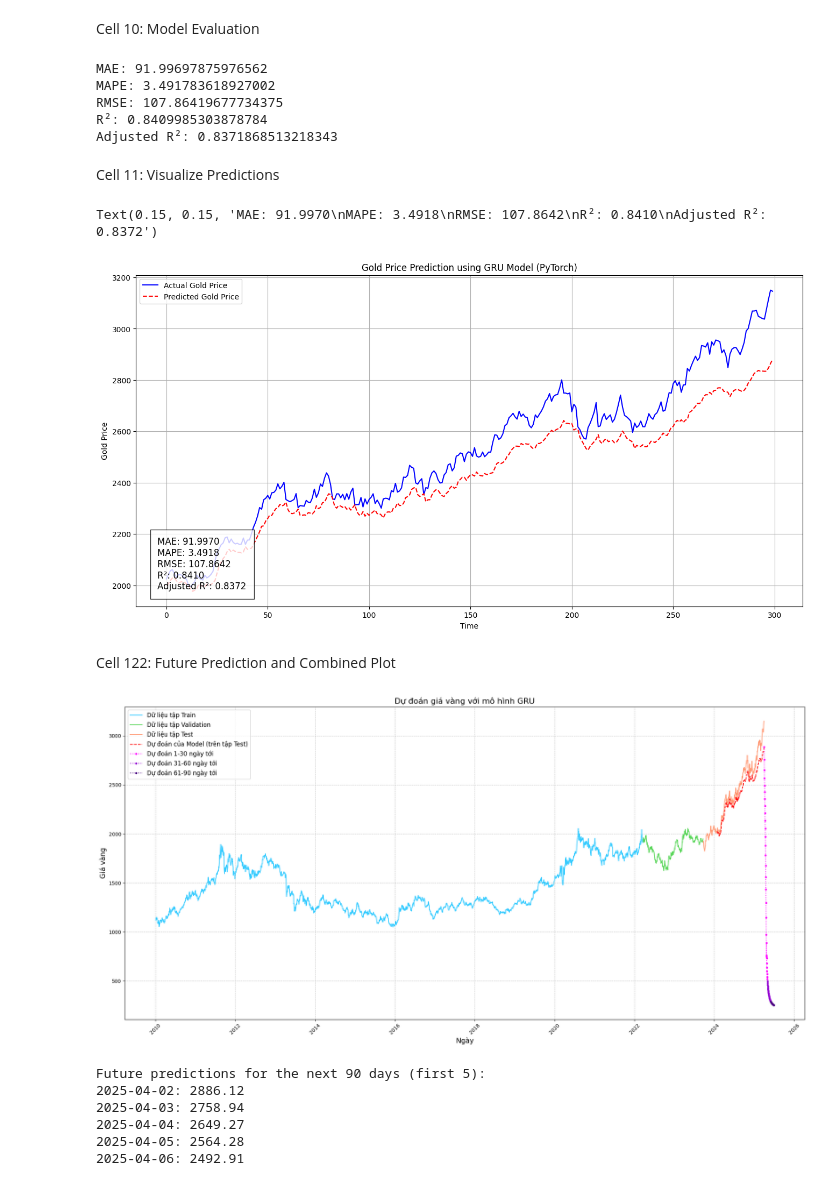
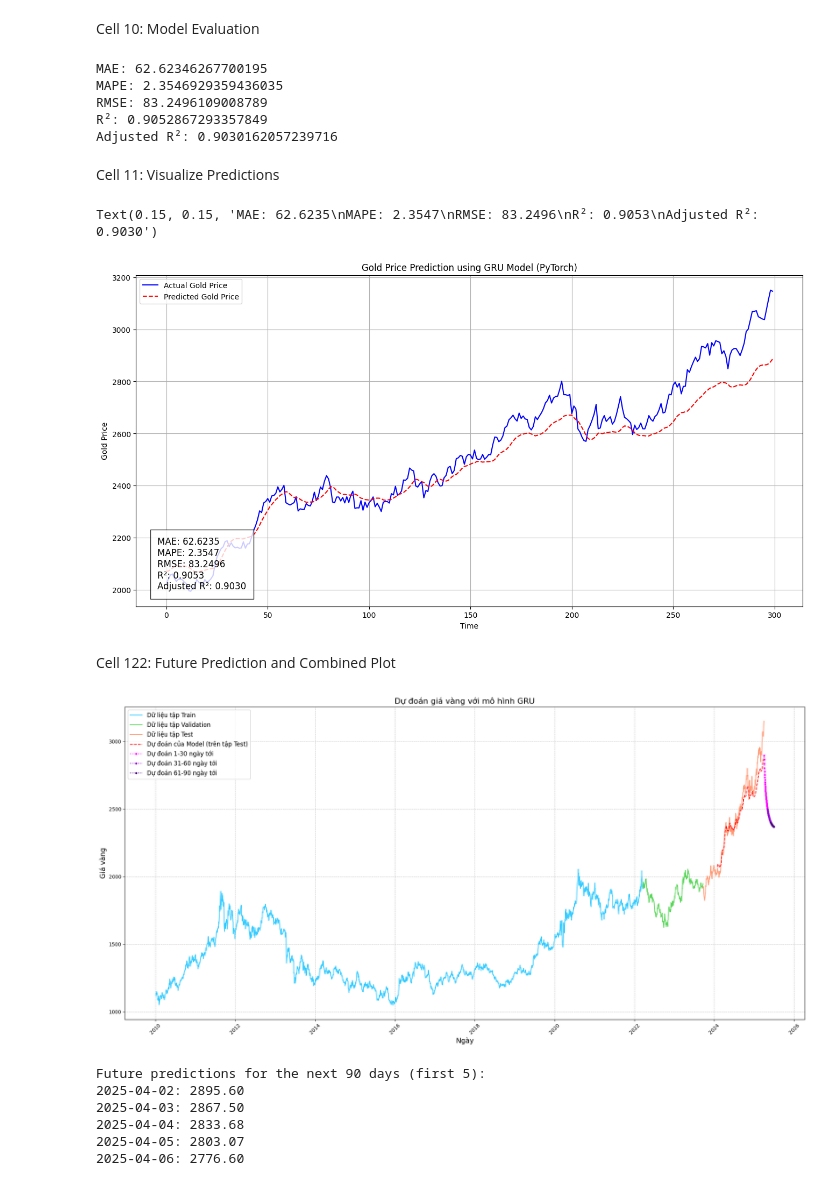
Before and after one commit to wienquyenn/IS403.P23-Gold, a Jupyter notebook: Notebooks/Models/GRU/GRU_GOLD_80_10_10.ipynb, the cells around one changed output. Drawn from its saved outputs; the diff is of its cells as text; code cells hidden in the pictures.

```diff
--- a/Notebooks/Models/GRU/GRU_GOLD_80_10_10.ipynb
+++ b/Notebooks/Models/GRU/GRU_GOLD_80_10_10.ipynb
@@ -216,10 +216,10 @@ val_dataset = TimeSeriesDataset(X_val_seq, y_val_seq)
 test_dataset = TimeSeriesDataset(X_test_seq, y_test_seq)
 
 # Create data loaders
-batch_size = 32
-train_loader = DataLoader(train_dataset, batch_size=batch_size, shuffle=True)
-val_loader = DataLoader(val_dataset, batch_size=batch_size)
-test_loader = DataLoader(test_dataset, batch_size=batch_size)
+batch_size = 128
+train_loader = DataLoader(train_dataset, batch_size=batch_size, shuffle=False)
+val_loader = DataLoader(val_dataset, batch_size=batch_size, shuffle=False)
+test_loader = DataLoader(test_dataset, batch_size=batch_size, shuffle=False)
 # %% [markdown]
 Cell 7: Build GRU Model with PyTorch
 # %%
@@ -269,10 +269,10 @@ class GRUModel(nn.Module):
 
 # Set model parameters
 input_dim = X_train_scaled.shape[1]  # Number of features
-hidden_dim = 64  # Hidden layer dimension
-layer_dim = 2  # Number of GRU layers
+hidden_dim = 256  # Hidden layer dimension
+layer_dim = 4  # Number of GRU layers
 output_dim = 1  # Output dimension (predicting gold price)
-dropout_prob = 0.2  # Dropout probability
+dropout_prob = 0.3  # Dropout probability
 
 # Create the model
 model = GRUModel(input_dim, hidden_dim, layer_dim, output_dim, dropout_prob)
@@ -516,11 +516,11 @@ metrics = calculate_metrics(y_test_actual, test_predictions, n, p)
 for metric_name, metric_value in metrics.items():
     print(f"{metric_name}: {metric_value}")
 # %% [output]
-MAE: 91.99697875976562
-MAPE: 3.491783618927002
-RMSE: 107.86419677734375
-R²: 0.8409985303878784
-Adjusted R²: 0.8371868513218343
+MAE: 62.62346267700195
+MAPE: 2.3546929359436035
+RMSE: 83.2496109008789
+R²: 0.9052867293357849
+Adjusted R²: 0.9030162057239716
 # %% [markdown]
 Cell 11: Visualize Predictions
 # %%
@@ -538,8 +538,8 @@ plt.grid(True)
 metrics_text = '\n'.join([f"{key}: {value:.4f}" for key, value in metrics.items()])
 plt.figtext(0.15, 0.15, metrics_text, fontsize=12, bbox={'facecolor': 'white', 'alpha': 0.8, 'pad': 10})
 # %% [output]
-Text(0.15, 0.15, 'MAE: 91.9970\nMAPE: 3.4918\nRMSE: 107.8642\nR²: 0.8410\nAdjusted R²: 0.8372')
+Text(0.15, 0.15, 'MAE: 62.6235\nMAPE: 2.3547\nRMSE: 83.2496\nR²: 0.9053\nAdjusted R²: 0.9030')
-[figure, old version]
+[figure, new version]
 # %% [markdown]
 Cell 122: Future Prediction and Combined Plot
 # %%
@@ -650,38 +650,38 @@ plt.plot(test_plot_predictions.index, test_plot_predictions, label='Dự đoán
 
 # Segment future predictions
 future_predictions_series = pd.Series(future_predictions_actual, index=future_dates)
 preds_0_30 = future_predictions_series.iloc[0:30]
 preds_30_60 = future_predictions_series.iloc[30:60]
 preds_60_90 = future_predictions_series.iloc[60:90]
 
 plt.plot(preds_0_30.index, preds_0_30,
          label=f'Dự đoán 1-30 ngày tới', color='magenta', linestyle=':', marker='o', markersize=3, linewidth=1.5)
 plt.plot(preds_30_60.index, preds_30_60,
          label=f'Dự đoán 31-60 ngày tới', color='darkviolet', linestyle=':', marker='o', markersize=3, linewidth=1.5)
 plt.plot(preds_60_90.index, preds_60_90,
          label=f'Dự đoán 61-90 ngày tới', color='indigo', linestyle=':', marker='o', markersize=3, linewidth=1.5)
 
 plt.title('Dự đoán giá vàng với mô hình GRU', fontsize=16)
 plt.xlabel('Ngày', fontsize=14)
 plt.ylabel('Giá vàng', fontsize=14)
 plt.legend(fontsize=12)
 plt.grid(True, linestyle='--', alpha=0.7)
 plt.xticks(rotation=45)
 plt.tight_layout() # Adjust layout to prevent overlapping labels
 
-output_charts_dir = 'D:/TunTun/HTTT2022.2/IS403.P23-Gold/Outputs/Predictions/GRU'
+output_charts_dir = '../../Outputs/Predictions/GRU'
 os.makedirs(output_charts_dir, exist_ok=True)
 plt.savefig(os.path.join(output_charts_dir, 'GRU_future_prediction_80_10_10.png'), dpi=300, bbox_inches='tight')
 plt.show()
 
 print(f"Future predictions for the next {N_FUTURE_DAYS} days (first 5):")
 for i in range(min(5, N_FUTURE_DAYS)):
     print(f"{future_dates[i].strftime('%Y-%m-%d')}: {future_predictions_actual[i]:.2f}")
 # %% [output]
-[figure, old version]
+[figure, new version]
 Future predictions for the next 90 days (first 5):
-2025-04-02: 2886.12
-2025-04-03: 2758.94
-2025-04-04: 2649.27
-2025-04-05: 2564.28
-2025-04-06: 2492.91
+2025-04-02: 2895.60
+2025-04-03: 2867.50
+2025-04-04: 2833.68
+2025-04-05: 2803.07
+2025-04-06: 2776.60
```
Also changed, not shown: parts of 3 cells of this notebook, 5 other files.
